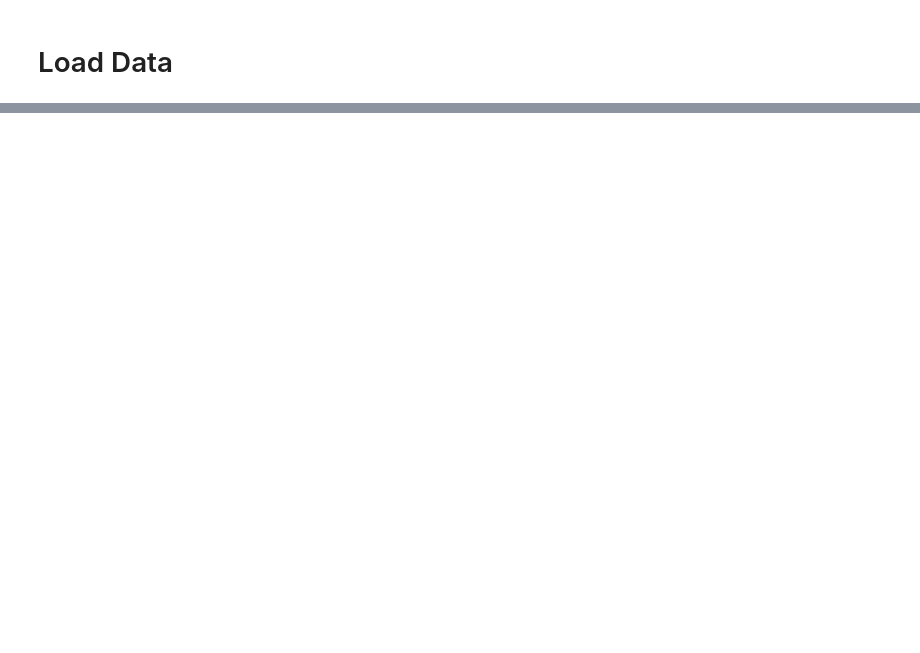
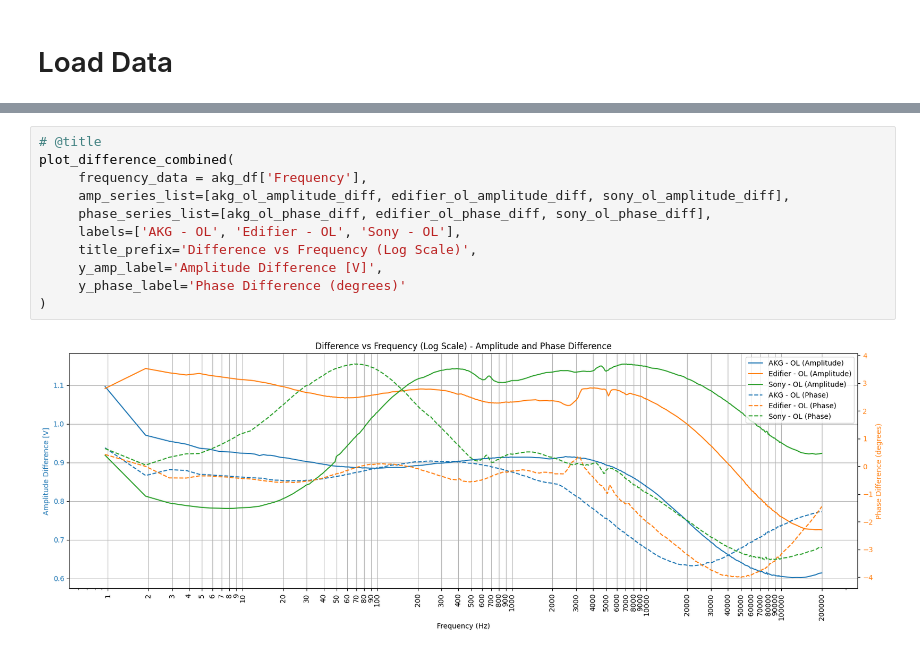
Before and after one commit to ZdzislawJanczak/Load-data, a Jupyter notebook: Pomiary.ipynb, the cells around one changed output, grey strips where cells are left out. Cells and saved outputs as stored; diff of their text form; blank space fills up the shorter version.

```diff
--- a/Pomiary.ipynb
+++ b/Pomiary.ipynb
@@ -107,0 +235,13 @@ plt.show()
+# %%
+# @title
+plot_difference_combined(
+     frequency_data = akg_df['Frequency'],
+     amp_series_list=[akg_ol_amplitude_diff, edifier_ol_amplitude_diff, sony_ol_amplitude_diff],
+     phase_series_list=[akg_ol_phase_diff, edifier_ol_phase_diff, sony_ol_phase_diff],
+     labels=['AKG - OL', 'Edifier - OL', 'Sony - OL'],
+     title_prefix='Difference vs Frequency (Log Scale)',
+     y_amp_label='Amplitude Difference [V]',
+     y_phase_label='Phase Difference (degrees)'
+)
+# %% [output]
+[figure, added]
```
Also changed, not shown: parts of 16 cells of this notebook.
